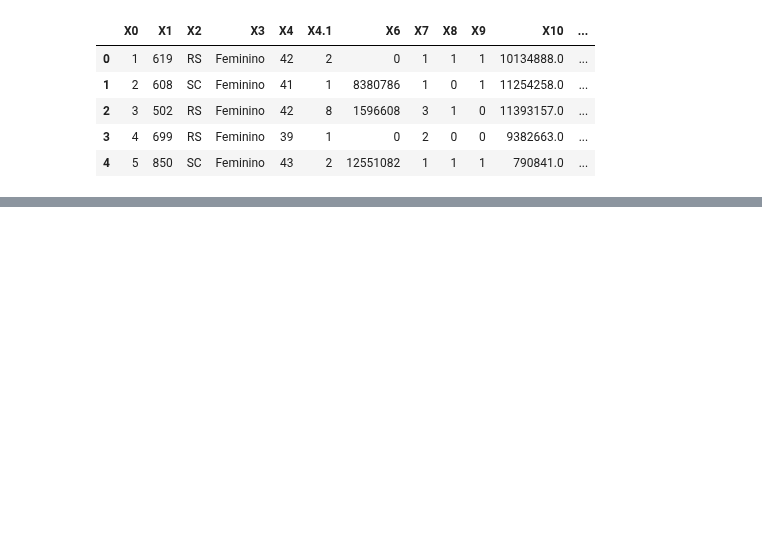
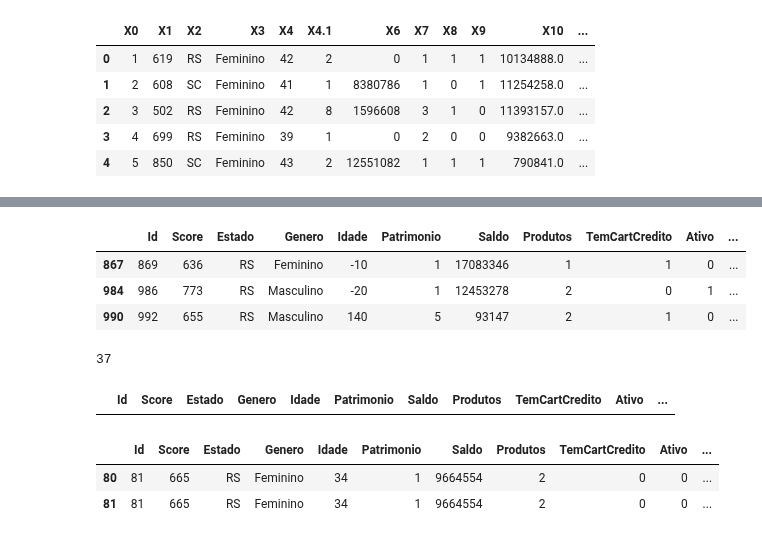
Before and after one commit to RafaelMoccelinLavratti/CienciasDeDados, a Jupyter notebook: TratamentoDeDados.ipynb, the cells around one changed output, grey strips where cells are left out. Saved outputs shown, nothing was run; the diff lists cells and outputs as text; code cells hidden in the pictures; blank space fills up the shorter version.

```diff
--- a/TratamentoDeDados.ipynb
+++ b/TratamentoDeDados.ipynb
@@ -49,0 +147,3 @@ dataset['Salario'].fillna(median, inplace=True)
+# %%
+#Preenche NAS com Masculino (moda)
+dataset['Genero'].fillna('Masculino', inplace=True)
@@ -49,0 +154,8 @@ dataset['Salario'].fillna(median, inplace=True)
+# %%
+#Padronização de acordo com o dominio da tabela
+dataset.loc[dataset['Genero'] == 'M', 'Genero'] = "Masculino"
+dataset.loc[dataset['Genero'].isin (['Fem', 'F']), 'Genero'] = "Feminino"
+
+#Visualiza o resultado
+agrupado = dataset.groupby(['Genero']).size()
+agrupado
@@ -49,0 +180,14 @@ dataset['Salario'].fillna(median, inplace=True)
+# %%
+#Visualizar idades ou dados de uma faixa de números a outra:
+dataset.loc[(dataset['Idade'] < 0 ) | (dataset['Idade'] >  120) ]
+# %% [output]
+|  | Id | Score | Estado | Genero | Idade | Patrimonio | Saldo | Produtos | TemCartCredito | Ativo | ... |
+| 867 | 869 | 636 | RS | Feminino | -10 | 1 | 17083346 | 1 | 1 | 0 | ... |
+| 984 | 986 | 773 | RS | Masculino | -20 | 1 | 12453278 | 2 | 0 | 1 | ... |
+| 990 | 992 | 655 | RS | Masculino | 140 | 5 | 93147 | 2 | 1 | 0 | ... |
+# %%
+#Calcular mediana
+mediana = sts.median(dataset['Idade'])
+mediana
+# %% [output]
+37
@@ -49,0 +197,12 @@ dataset['Salario'].fillna(median, inplace=True)
+# %%
+#Verificar idades fora do dominio:
+dataset.loc[(dataset['Idade'] < 0 ) | (dataset['Idade'] >  120) ]
+# %% [output]
+|  | Id | Score | Estado | Genero | Idade | Patrimonio | Saldo | Produtos | TemCartCredito | Ativo | ... |
+# %%
+#Identificar dados duplicados:
+dataset[dataset.duplicated(['Id'],keep=False)]
+# %% [output]
+|  | Id | Score | Estado | Genero | Idade | Patrimonio | Saldo | Produtos | TemCartCredito | Ativo | ... |
+| 80 | 81 | 665 | RS | Feminino | 34 | 1 | 9664554 | 2 | 0 | 0 | ... |
+| 81 | 81 | 665 | RS | Feminino | 34 | 1 | 9664554 | 2 | 0 | 0 | ... |
```
Also changed, not shown: parts of 19 cells of this notebook.
